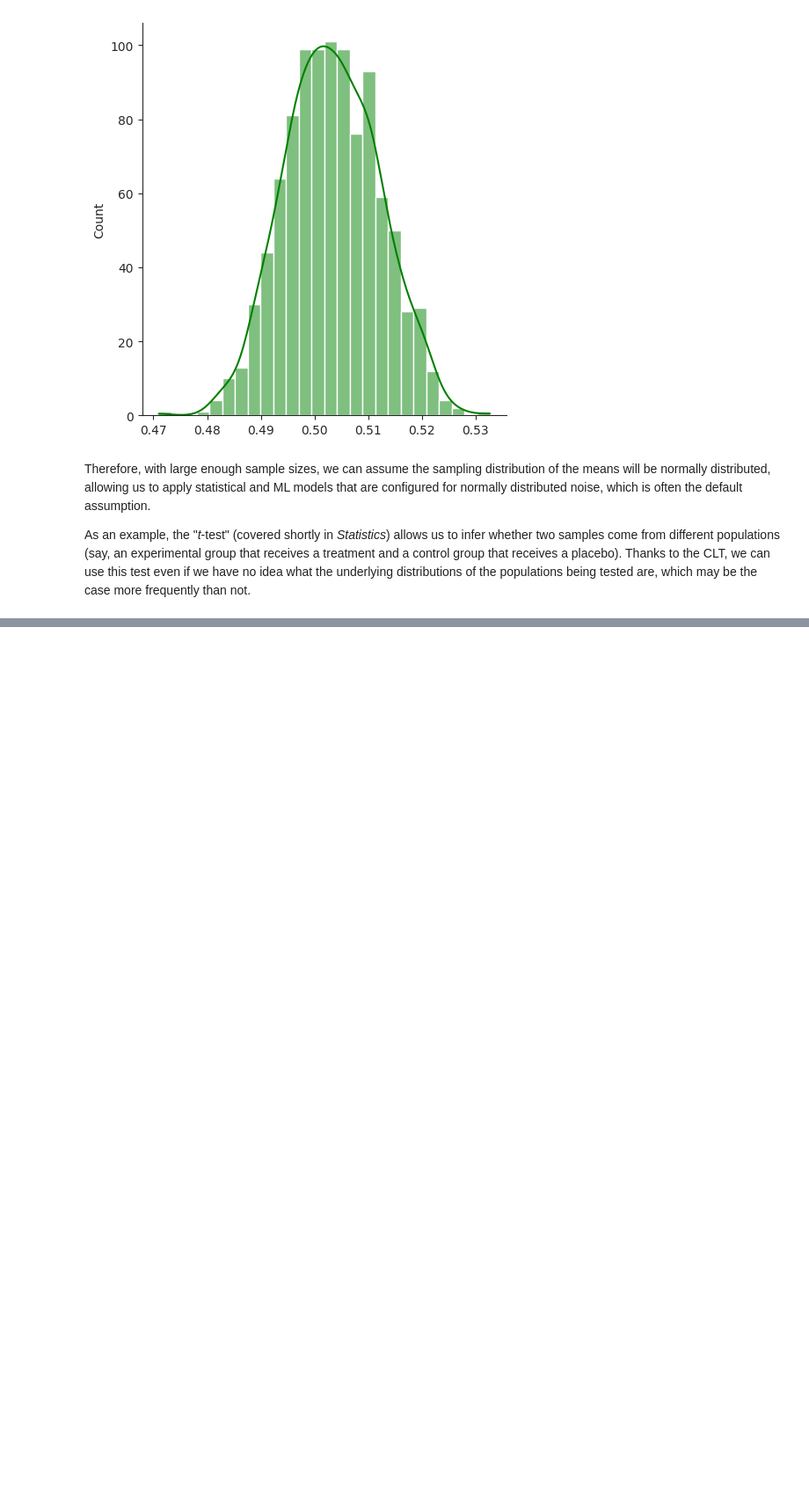
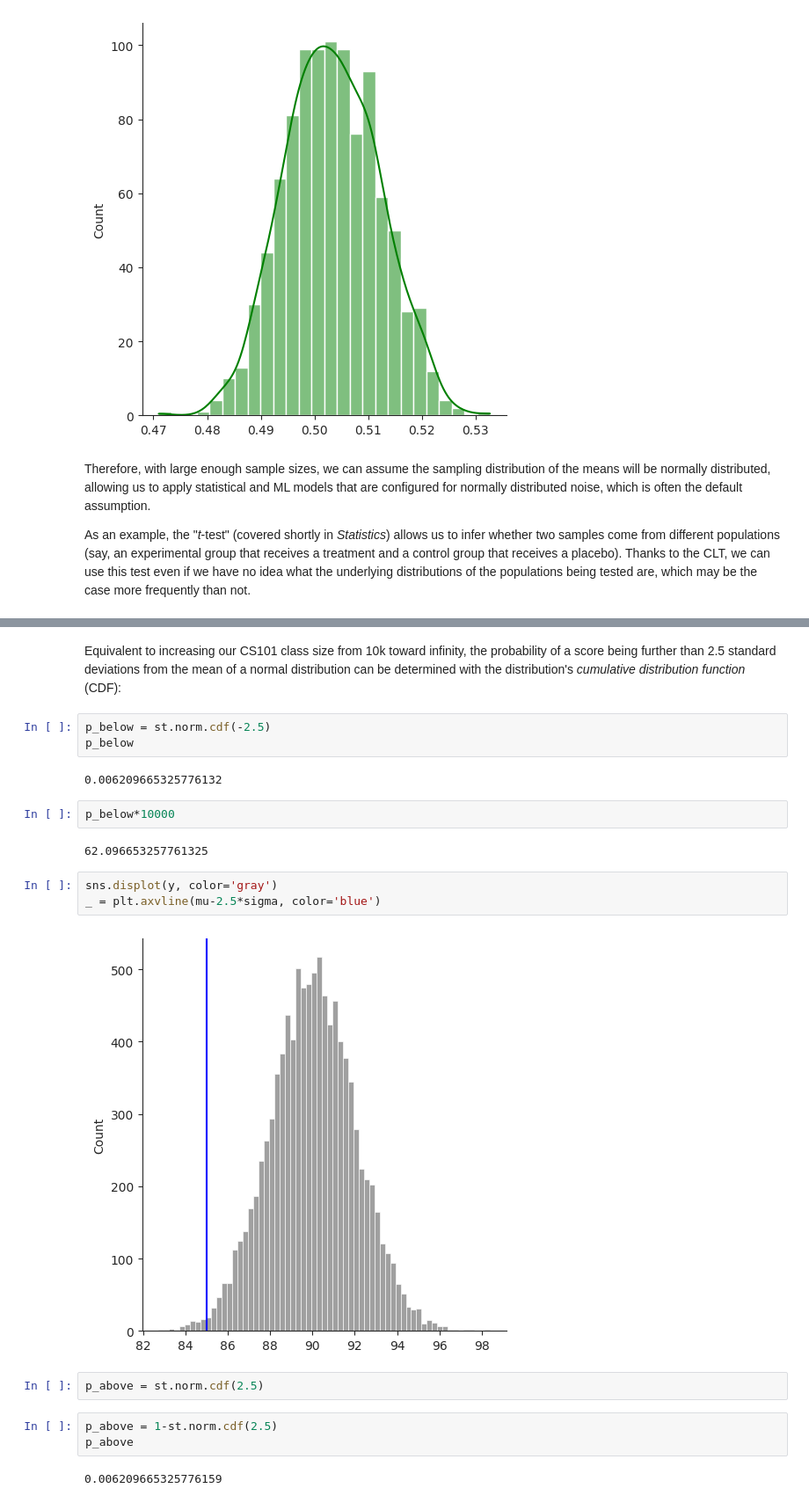
Before and after one commit to deenadayalanai/Machine-Learning-Foundations, a Jupyter notebook: Statistics.ipynb, the cells around one changed output, grey strips where cells are left out. Shown at 88% size. Saved outputs shown, nothing was run; the diff lists cells and outputs as text; blank space fills up the shorter version.

```diff
--- a/Statistics.ipynb
+++ b/Statistics.ipynb
@@ -244,0 +368,23 @@ As an example, the "*t*-test" (covered shortly in *Statistics*) allows us to inf
+# %% [markdown]
+Equivalent to increasing our CS101 class size from 10k toward infinity, the probability of a score being further than 2.5 standard deviations from the mean of a normal distribution can be determined with the distribution's *cumulative distribution function* (CDF):
+# %%
+p_below = st.norm.cdf(-2.5)
+p_below
+# %% [output]
+0.006209665325776132
+# %%
+p_below*10000
+# %% [output]
+62.096653257761325
+# %%
+sns.displot(y, color='gray')
+_ = plt.axvline(mu-2.5*sigma, color='blue')
+# %% [output]
+[figure, added]
+# %%
+p_above = st.norm.cdf(2.5)
+# %%
+p_above = 1-st.norm.cdf(2.5)
+p_above
+# %% [output]
+0.006209665325776159
```
Also changed, not shown: parts of 43 cells of this notebook.
